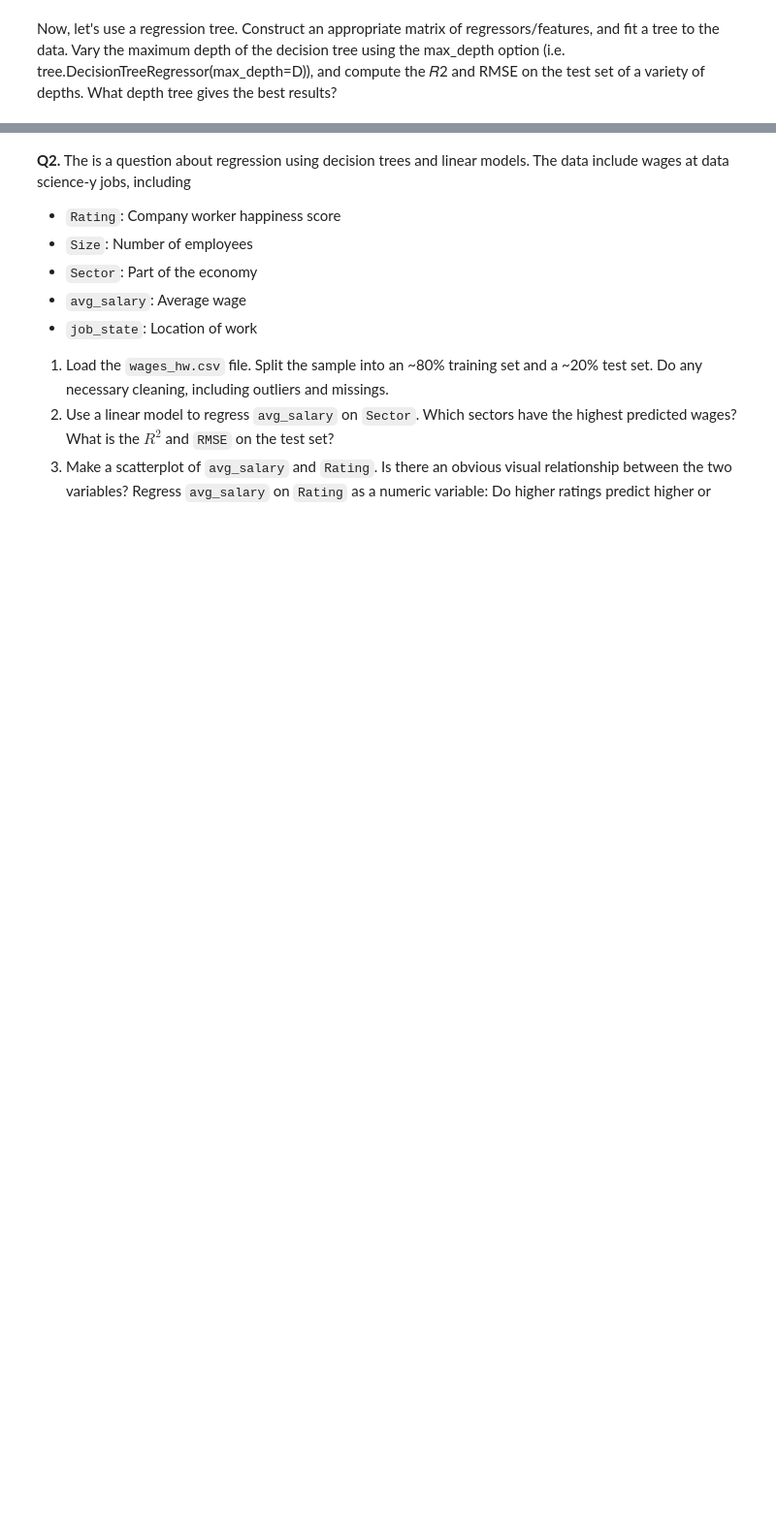
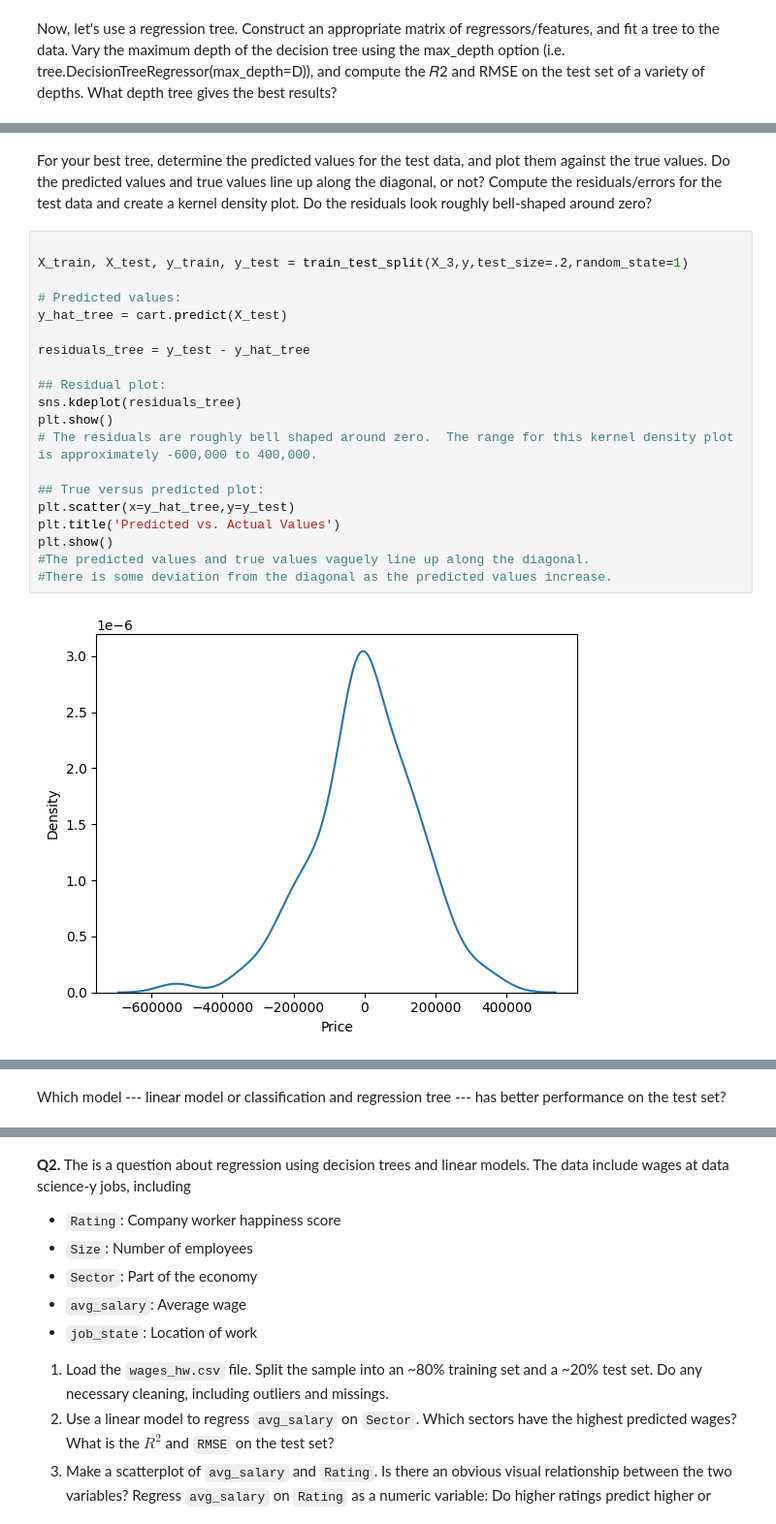
Before and after one commit to mggozzi/assignment4, a Jupyter notebook: Copy_of_assignment4.ipynb, the cells around one changed output, grey strips where cells are left out. Shown at 97% size. Cells and saved outputs as stored; diff of their text form; blank space fills up the shorter version.

```diff
--- a/Copy_of_assignment4.ipynb
+++ b/Copy_of_assignment4.ipynb
@@ -409,0 +422,24 @@ tree.plot_tree(cart,filled=True)
+# %% [markdown]
+For your best tree, determine the predicted values for the test data, and plot them against the true values. Do the predicted values and true values line up along the diagonal, or not? Compute the residuals/errors for the test data and create a kernel density plot. Do the residuals look roughly bell-shaped around zero?
+# %%
+
+X_train, X_test, y_train, y_test = train_test_split(X_3,y,test_size=.2,random_state=1)
+
+# Predicted values:
+y_hat_tree = cart.predict(X_test)
+
+residuals_tree = y_test - y_hat_tree
+
+## Residual plot:
+sns.kdeplot(residuals_tree)
+plt.show()
+# The residuals are roughly bell shaped around zero.  The range for this kernel density plot is approximately -600,000 to 400,000.
+
+## True versus predicted plot:
+plt.scatter(x=y_hat_tree,y=y_test)
+plt.title('Predicted vs. Actual Values')
+plt.show()
+#The predicted values and true values vaguely line up along the diagonal.
+#There is some deviation from the diagonal as the predicted values increase.
+# %% [output]
+[figure, added]
@@ -409,0 +447,2 @@ tree.plot_tree(cart,filled=True)
+# %% [markdown]
+Which model --- linear model or classification and regression tree --- has better performance on the test set?
```
Also changed, not shown: parts of 17 cells of this notebook.
